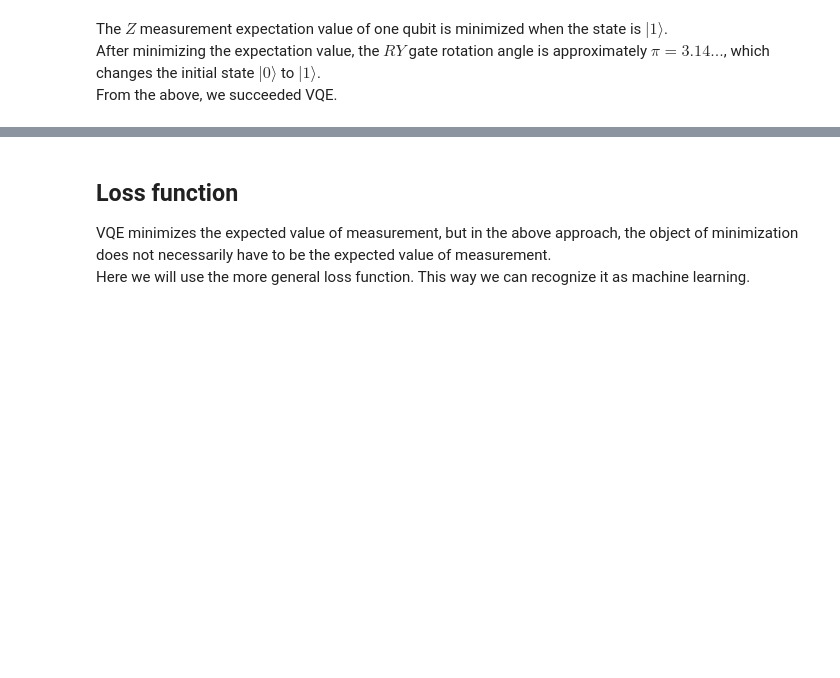
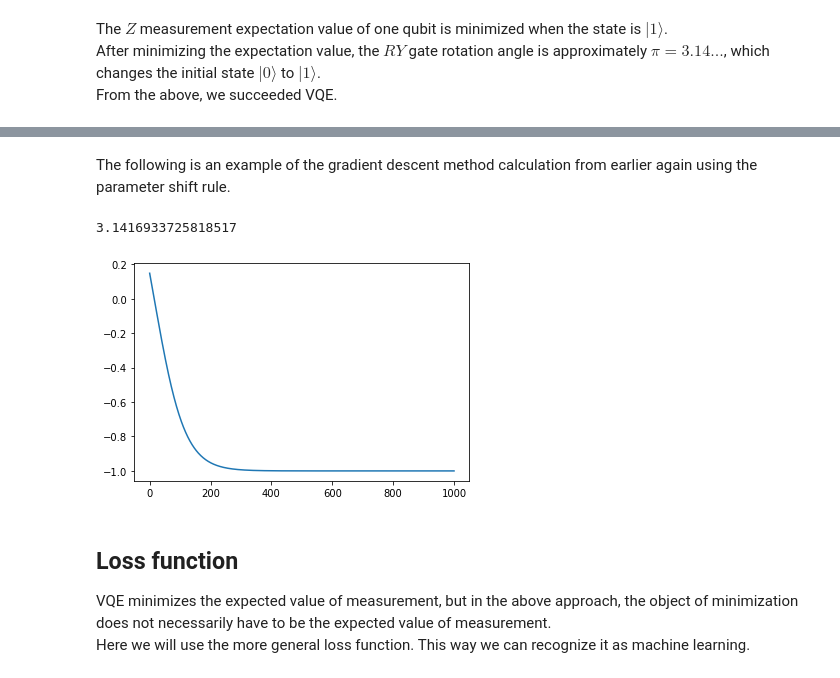
Before and after one commit to Qaqarot/qaqarot-tutorials, a Jupyter notebook: tutorial/251_grad_en.ipynb, the cells around one changed output, grey strips where cells are left out. Cells and saved outputs as stored; diff of their text form; code cells hidden in the pictures; blank space fills up the shorter version.

```diff
--- a/tutorial/251_grad_en.ipynb
+++ b/tutorial/251_grad_en.ipynb
@@ -99,3 +123,25 @@ From the above, we succeeded VQE.
+# %% [markdown]
+The following is an example of the gradient descent method calculation from earlier again using the parameter shift rule.
+# %%
+# Initail setting
+ainit = [np.random.rand()*2*np.pi]
+a = ainit.copy()
+e = 0.01
+
+# Update and logging of gradient
+for i in range(1000):
+    grad = (exptZ(a[i]+np.pi/2) - exptZ(a[i]-np.pi/2)) / 2
+    a.append(a[i] - e*grad)
+
+# Last value
+print(a[-1])
+
+# Plot expectation value
+plt.plot(list(map(exptZ, a)))
+plt.show()
+# %% [output]
+3.1416933725818517
+[figure, added]
 # %% [markdown]
 ## Loss function
 VQE minimizes the expected value of measurement, but in the above approach, the object of minimization does not necessarily have to be the expected value of measurement.
```
Also changed, not shown: parts of 5 cells of this notebook, 2 other files.
